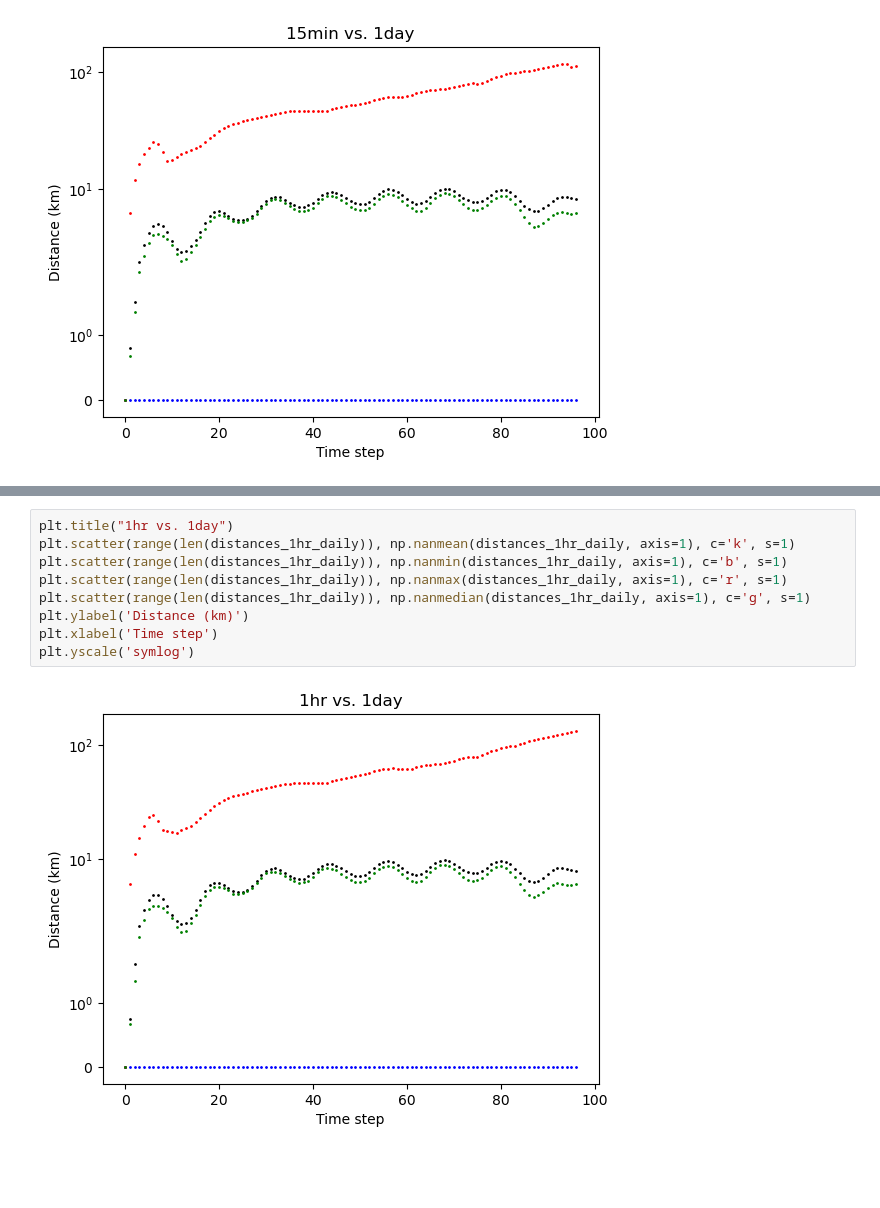
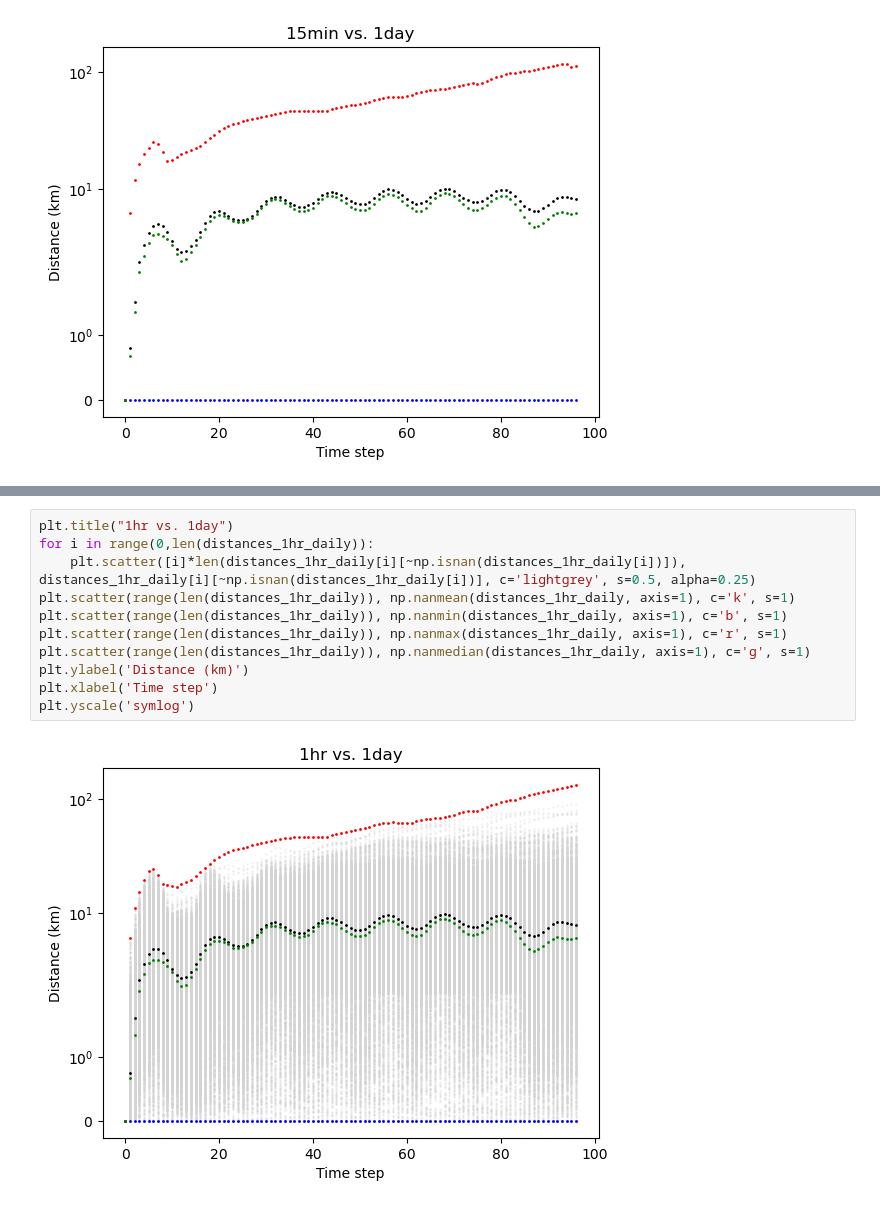
Before and after one commit to Parcels-code/plasticparcels, a Jupyter notebook: docs/examples/example_copernicusmarine_NWS.ipynb, the cells around one changed output, grey strips where cells are left out. Cells and saved outputs as stored; diff of their text form; blank space fills up the shorter version.

Commit message:
Additional plot of differences

```diff
--- a/docs/examples/example_copernicusmarine_NWS.ipynb
+++ b/docs/examples/example_copernicusmarine_NWS.ipynb
@@ -269,11 +278,13 @@ plt.yscale('symlog')
 # %%
 plt.title("1hr vs. 1day")
+for i in range(0,len(distances_1hr_daily)):
+    plt.scatter([i]*len(distances_1hr_daily[i][~np.isnan(distances_1hr_daily[i])]), distances_1hr_daily[i][~np.isnan(distances_1hr_daily[i])], c='lightgrey', s=0.5, alpha=0.25)
 plt.scatter(range(len(distances_1hr_daily)), np.nanmean(distances_1hr_daily, axis=1), c='k', s=1)
 plt.scatter(range(len(distances_1hr_daily)), np.nanmin(distances_1hr_daily, axis=1), c='b', s=1)
 plt.scatter(range(len(distances_1hr_daily)), np.nanmax(distances_1hr_daily, axis=1), c='r', s=1)
 plt.scatter(range(len(distances_1hr_daily)), np.nanmedian(distances_1hr_daily, axis=1), c='g', s=1)
 plt.ylabel('Distance (km)')
 plt.xlabel('Time step')
 plt.yscale('symlog')
 # %% [output]
-[figure, old version]
+[figure, new version]
```
Also changed, not shown: parts of 1 cell of this notebook.
